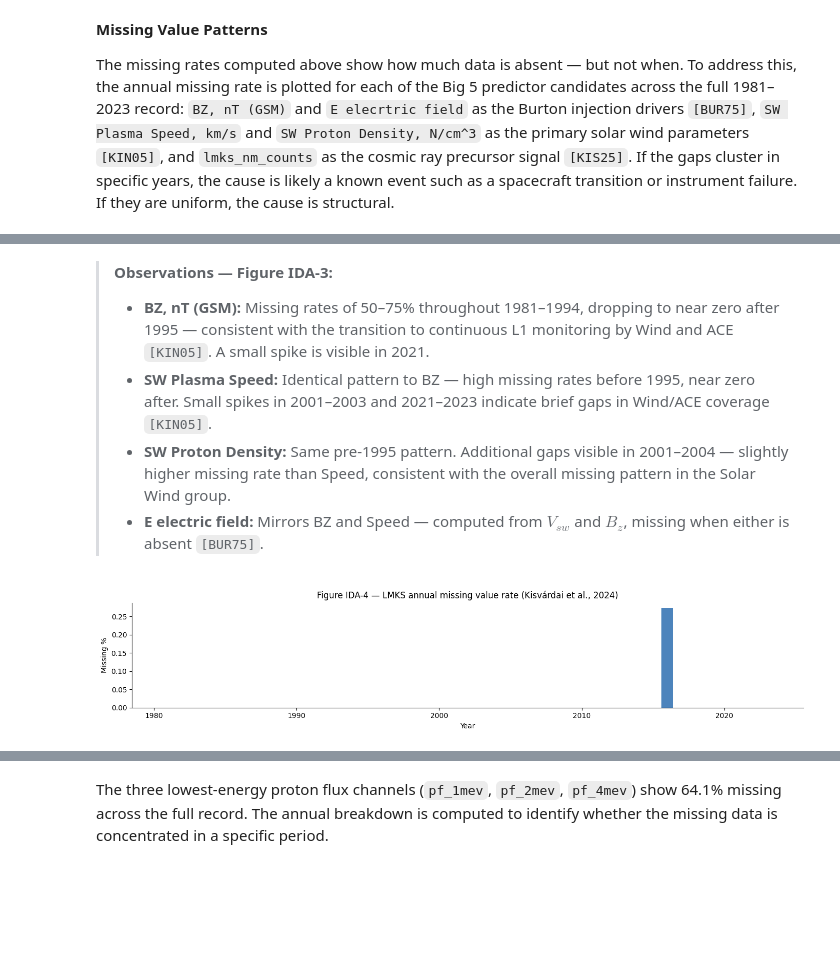
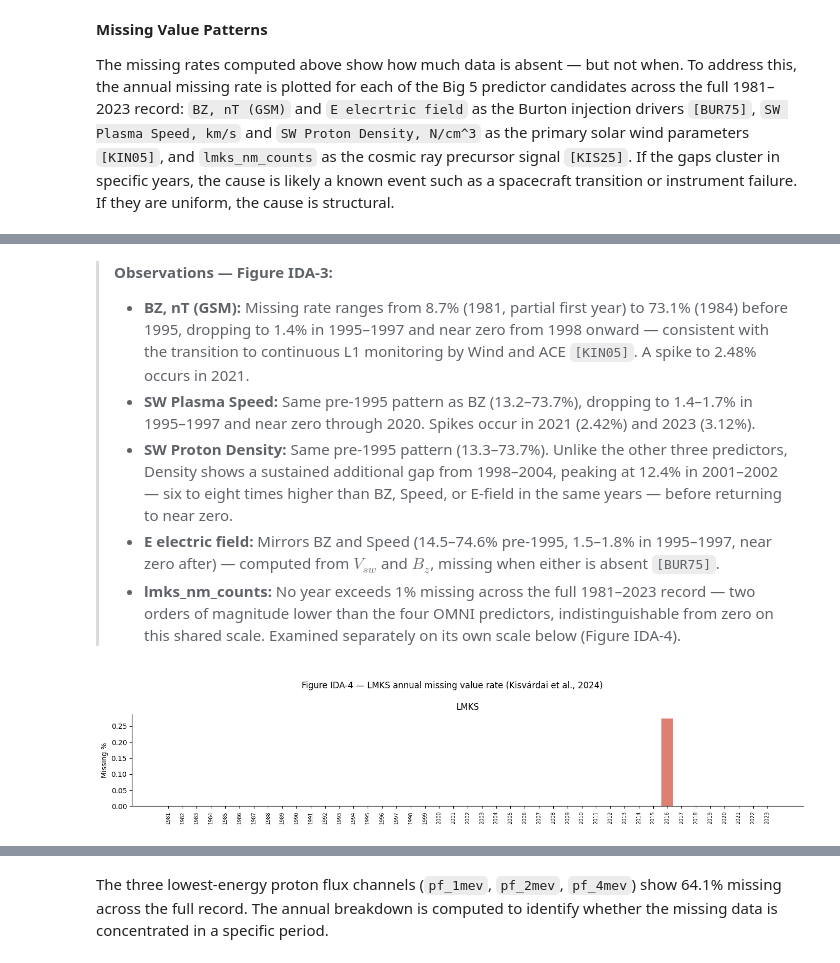
Before and after one commit to RoumenNikolov/cosmic-ray-storm-clean, a Jupyter notebook: cosmic_ray_storm_prediction.ipynb, the cells around one changed output, grey strips where cells are left out. Drawn from its saved outputs; the diff is of its cells as text; code cells hidden in the pictures; blank space fills up the shorter version.

```diff
--- a/cosmic_ray_storm_prediction.ipynb
+++ b/cosmic_ray_storm_prediction.ipynb
@@ -557,30 +583,3 @@ big5 = {
     'E elecrtric field':         ('Derived',    '$E_y$ [mV/m]'),
     'lmks_nm_counts':            ('LMKS',       'Neutron counts [rel. units]'),
 }
-# %%
-# ── IDA: Annual missing rate — Big 5 features ────────────────────────────────
-# omni_filled used — fill values already replaced with NaN in Setup.
-# Big 5: the five physically motivated predictor candidates [BUR75][KIS25].
-
-
-
-fig, axes = plt.subplots(len(big5), 1, figsize=(14, 16))
-
-for ax, (col, group) in zip(axes, big5.items()):
-    if col != 'lmks_nm_counts':
-        annual_missing = omni_filled.groupby('YEAR')[col].apply(
-            lambda x: x.isnull().mean() * 100
-        )
-    ax.bar(annual_missing.index, annual_missing, color='#d6604d', alpha=0.8, width=0.8)
-    ax.set_ylabel('Missing %')
-    ax.set_title(f'{col} ({group})')
-    ax.set_ylim(0, 100)
-    ax.set_xticks(range(1981, 2024))
-    ax.set_xticklabels(range(1981, 2024), rotation=90, fontsize=7)
-    ax.spines['top'].set_visible(False)
-    ax.spines['right'].set_visible(False)
-
-plt.suptitle('Figure IDA-3 — Annual missing value rates, Big 5 features (King & Papitashvili, 2005)', fontsize=12)
-plt.tight_layout()
-plt.savefig('images/fig_ida3_missing_patterns.png', dpi=150, bbox_inches='tight')
-plt.show()
@@ -589,30 +655,18 @@ plt.show()
 # %% [markdown]
 > **Observations — Figure IDA-3:**
-> - **BZ, nT (GSM):** Missing rates of 50–75% throughout 1981–1994, dropping to near zero after 1995 — consistent with the transition to continuous L1 monitoring by Wind and ACE `[KIN05]`. A small spike is visible in 2021.
-> - **SW Plasma Speed:** Identical pattern to BZ — high missing rates before 1995, near zero after. Small spikes in 2001–2003 and 2021–2023 indicate brief gaps in Wind/ACE coverage `[KIN05]`.
-> - **SW Proton Density:** Same pre-1995 pattern. Additional gaps visible in 2001–2004 — slightly higher missing rate than Speed, consistent with the overall missing pattern in the Solar Wind group.
-> - **E electric field:** Mirrors BZ and Speed — computed from $V_{sw}$ and $B_z$, missing when either is absent `[BUR75]`.
+> - **BZ, nT (GSM):** Missing rate ranges from 8.7% (1981, partial first year) to 73.1% (1984) before 1995, dropping to 1.4% in 1995–1997 and near zero from 1998 onward — consistent with the transition to continuous L1 monitoring by Wind and ACE `[KIN05]`. A spike to 2.48% occurs in 2021.
+> - **SW Plasma Speed:** Same pre-1995 pattern as BZ (13.2–73.7%), dropping to 1.4–1.7% in 1995–1997 and near zero through 2020. Spikes occur in 2021 (2.42%) and 2023 (3.12%).
+> - **SW Proton Density:** Same pre-1995 pattern (13.3–73.7%). Unlike the other three predictors, Density shows a sustained additional gap from 1998–2004, peaking at 12.4% in 2001–2002 — six to eight times higher than BZ, Speed, or E-field in the same years — before returning to near zero.
+> - **E electric field:** Mirrors BZ and Speed (14.5–74.6% pre-1995, 1.5–1.8% in 1995–1997, near zero after) — computed from $V_{sw}$ and $B_z$, missing when either is absent `[BUR75]`.
+> - **lmks_nm_counts:** No year exceeds 1% missing across the full 1981–2023 record — two orders of magnitude lower than the four OMNI predictors, indistinguishable from zero on this shared scale. Examined separately on its own scale below (Figure IDA-4).
-# %%
-
-# ── IDA: LMKS annual missing rate ─────────────────────────────────────────────
-
-df_lmks_plot = df_lmks.copy()
-df_lmks_plot['YEAR'] = pd.to_datetime(df_lmks_plot['datetime']).dt.year
-
-annual_lmks = df_lmks_plot.groupby('YEAR')['lmks_nm_counts'].apply(
-    lambda x: x.isnull().mean() * 100
-)
-
-fig, ax = plt.subplots(figsize=(14, 3))
-ax.bar(annual_lmks.index, annual_lmks, color='#2166ac', alpha=0.8, width=0.8)
-ax.set_ylabel('Missing %')
-ax.set_xlabel('Year')
-ax.set_title('Figure IDA-4 — LMKS annual missing value rate (Kisvárdai et al., 2024)')
-ax.spines['top'].set_visible(False)
-ax.spines['right'].set_visible(False)
-plt.tight_layout()
-plt.savefig('images/fig_ida4_lmks_missing.png', dpi=150, bbox_inches='tight')
-plt.show()
-# %% [output]
-[figure, removed]
+# %%
+# ── IDA: LMKS annual missing rate ─────────────────────────────────────────────
+lmks_missing = plot_annual_missing_rate(
+    [(df_lmks['lmks_nm_counts'], lmks_year, 'LMKS')],
+    figsize=(14, 3),
+    suptitle='Figure IDA-4 — LMKS annual missing value rate (Kisvárdai et al., 2024)',
+    savepath='images/fig_ida4_lmks_missing.png'
+)
+# %% [output]
+[figure, added]
 # %% [markdown]
```
Also changed, not shown: parts of 137 cells of this notebook, 7 other files.
